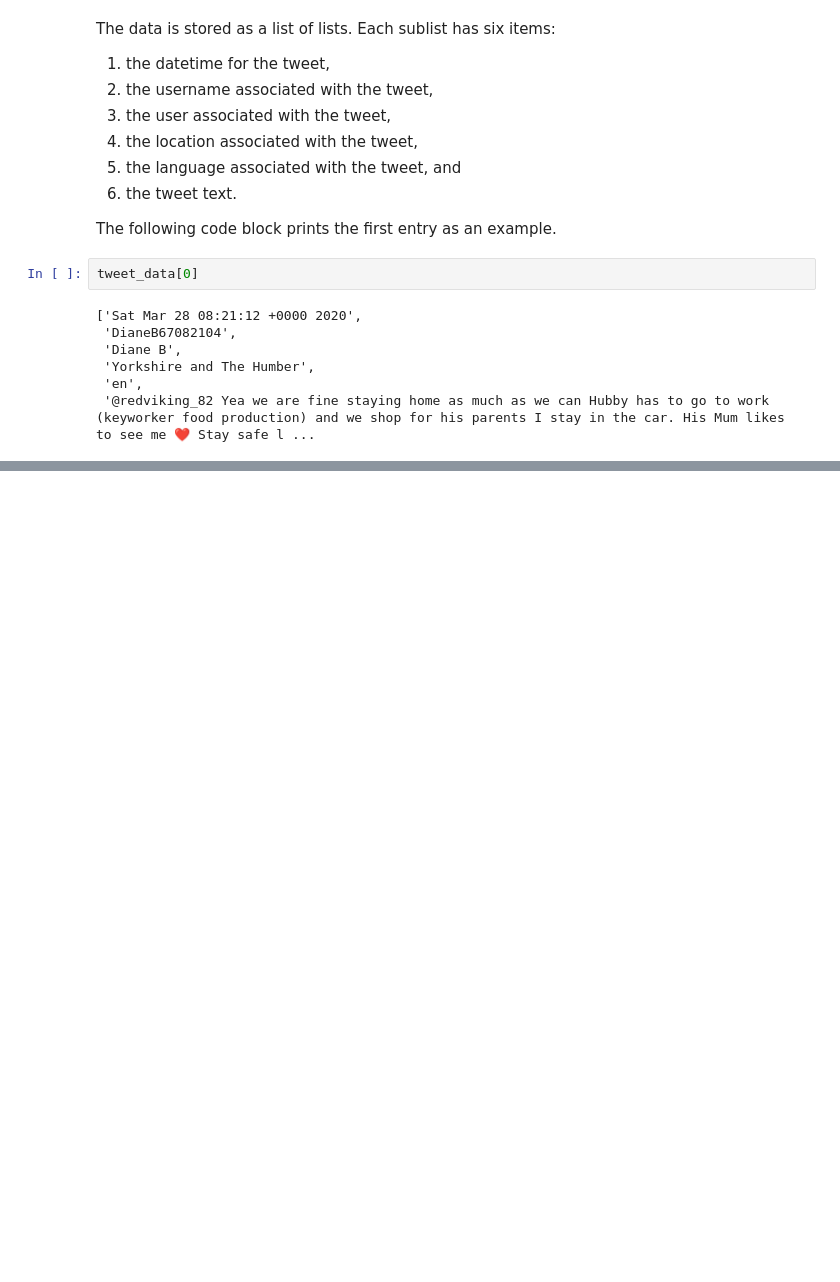
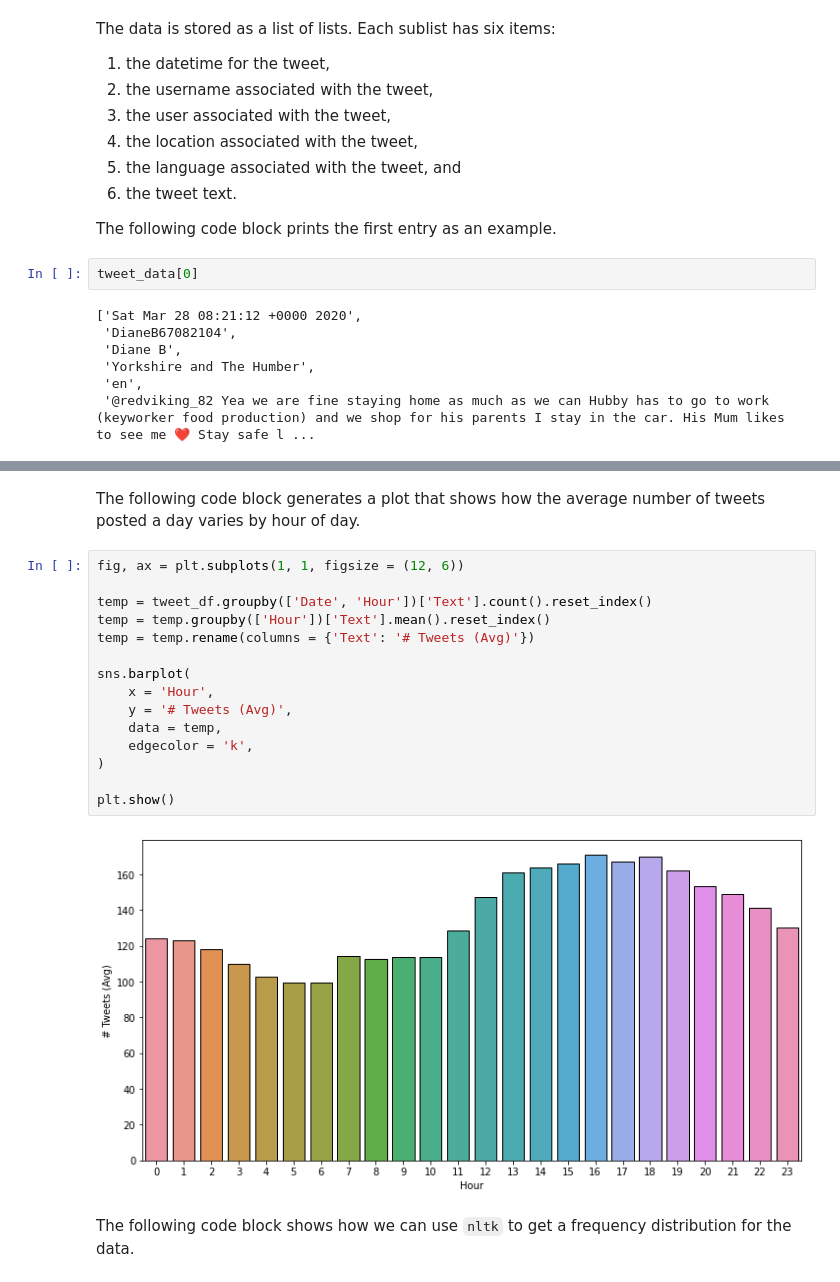
Before and after one commit to nkfreeman/twitter_covid, a Jupyter notebook: Working with Twitter Data.ipynb, the cells around one changed output, grey strips where cells are left out. Cells and saved outputs as stored; diff of their text form; blank space fills up the shorter version.

```diff
--- a/Working with Twitter Data.ipynb
+++ b/Working with Twitter Data.ipynb
@@ -34,0 +146,21 @@ tweet_data[0]
+# %% [markdown]
+The following code block generates a plot that shows how the average number of tweets posted a day varies by hour of day.
+# %%
+fig, ax = plt.subplots(1, 1, figsize = (12, 6))
+
+temp = tweet_df.groupby(['Date', 'Hour'])['Text'].count().reset_index()
+temp = temp.groupby(['Hour'])['Text'].mean().reset_index()
+temp = temp.rename(columns = {'Text': '# Tweets (Avg)'})
+
+sns.barplot(
+    x = 'Hour',
+    y = '# Tweets (Avg)',
+    data = temp,
+    edgecolor = 'k',
+)
+
+plt.show()
+# %% [output]
+[figure, added]
+# %% [markdown]
+The following code block shows how we can use `nltk` to get a frequency distribution for the data.
```
Also changed, not shown: parts of 17 cells of this notebook.
